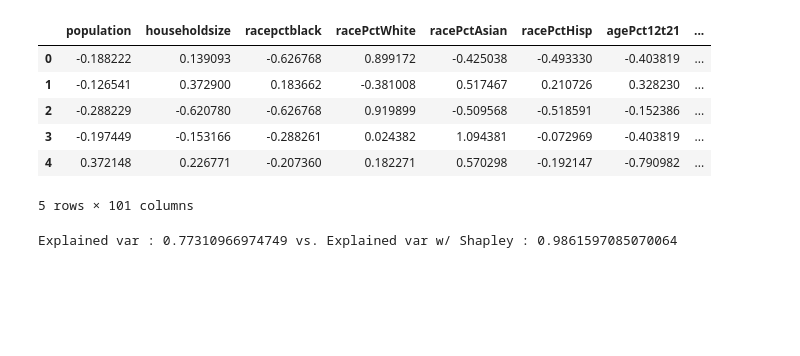
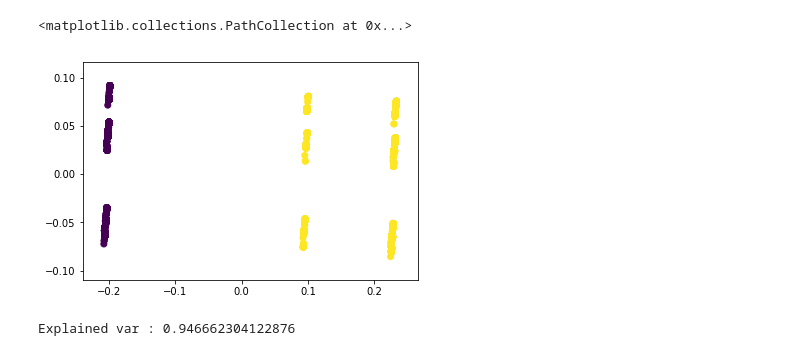
Before and after one commit to koralpc/shapley-bootstrapping, a Jupyter notebook: Notebooks/Shapley_PCA_Notebook.ipynb, the cells around one changed output. Cells and saved outputs as stored; diff of their text form; code cells hidden in the pictures; blank space fills up the shorter version.

```diff
--- a/Notebooks/Shapley_PCA_Notebook.ipynb
+++ b/Notebooks/Shapley_PCA_Notebook.ipynb
@@ -179,17 +89,15 @@ sns.barplot(y = 'Dataset',x = 'Shapley_Variance', data = variance_tuples_df)
-# %%
-X_train.head()
-# %% [output]
-|  | population | householdsize | racepctblack | racePctWhite | racePctAsian | racePctHisp | agePct12t21 | ... |
-| 0 | -0.188222 | 0.139093 | -0.626768 | 0.899172 | -0.425038 | -0.493330 | -0.403819 | ... |
-| 1 | -0.126541 | 0.372900 | 0.183662 | -0.381008 | 0.517467 | 0.210726 | 0.328230 | ... |
-| 2 | -0.288229 | -0.620780 | -0.626768 | 0.919899 | -0.509568 | -0.518591 | -0.152386 | ... |
-| 3 | -0.197449 | -0.153166 | -0.288261 | 0.024382 | 1.094381 | -0.072969 | -0.403819 | ... |
-| 4 | 0.372148 | 0.226771 | -0.207360 | 0.182271 | 0.570298 | -0.192147 | -0.790982 | ... |
-5 rows × 101 columns
+# %%
+shap_train = shap_instanced
+shap_clustered = cluster.clusterData(KMeans(n_clusters = 2).fit,shap_dataframe_pca)
+plt.scatter(x = shap_train[shap_train.columns[0]],y= shap_train[shap_train.columns[1]], c = shap_clustered.labels_)
+#shap_train.columns
+# %% [output]
+<matplotlib.collections.PathCollection at 0x...>
+[figure, added]
 # %%
-print('Explained var : {} vs. Explained var w/ Shapley : {}'.format(explained_var,explained_var_shap))
+print('Explained var : {} '.format(explained_var_shap))
 # %% [output]
-Explained var : 0.77310966974749 vs. Explained var w/ Shapley : 0.9861597085070064
+Explained var : 0.946662304122876
 # %%
 #Split the clusters into a dictionary
 data_dict,data_dict_original,kmeans_shapley,kmeans_original = blackbox_model.clusterData(X_train,shap_dataframe)
```
Also changed, not shown: parts of 9 cells of this notebook, 1 other file.
